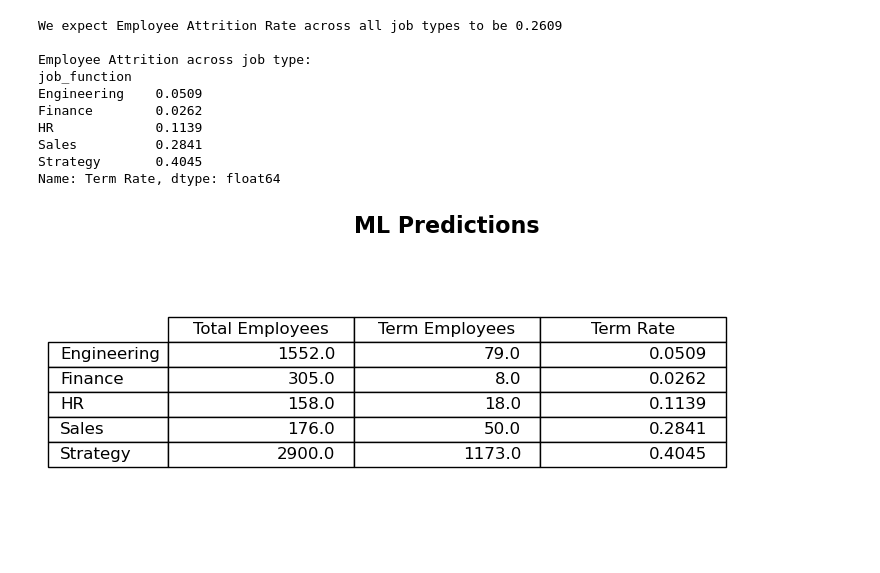
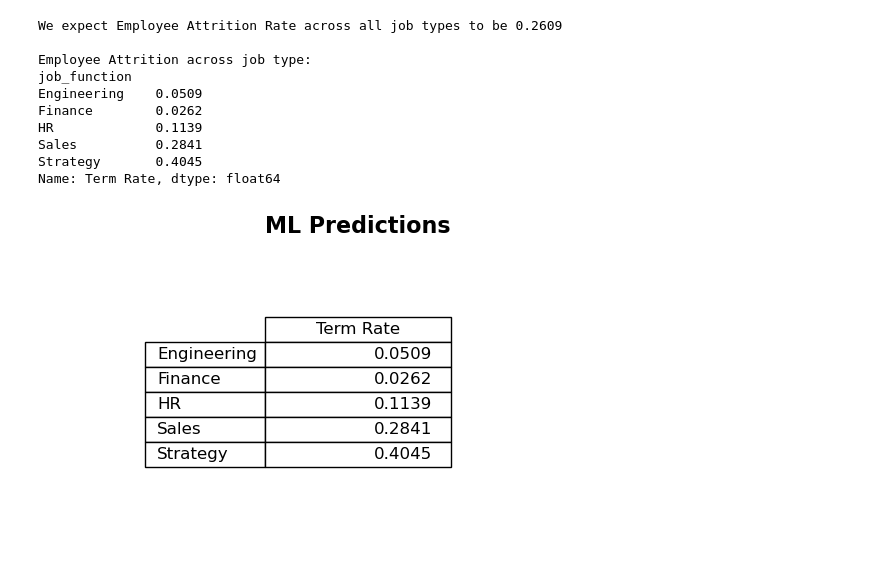
Before and after one commit to couch2coders/DoorDash, a Jupyter notebook: Code Files/Modeling.ipynb, the cells around one changed output. Saved outputs shown, nothing was run; the diff lists cells and outputs as text; code cells hidden in the pictures.

```diff
--- a/Code Files/Modeling.ipynb
+++ b/Code Files/Modeling.ipynb
@@ -594,24 +597,24 @@ Name: Term Rate, dtype: float64
 # %%
 
 
 fig, ax = plt.subplots(figsize=(8, 4))  # Set the size of the figure
 ax.axis('off')  # Hide the axis
 
 # Set the title and reduce the space between the title and table
 ax.set_title('ML Predictions', fontsize=16, weight='bold', loc='center', pad=1)
 
 # Use pandas plotting to create a table in the plot
-tbl = table(ax, final_pred_df3, loc='center', colWidths=[0.2]*len(df.columns))
+tbl = table(ax, final_pred_df3['Term Rate'], loc='center', colWidths=[0.2]*len(df.columns))
 
 # Customize the table (optional)
 tbl.auto_set_font_size(False)
 tbl.set_fontsize(12)
 tbl.scale(1.5, 1.5)  # Scale the table for better readability
 
 # Save the plot as an image
 plt.savefig('../Output_Files/xgboost_class_pred.svg', bbox_inches='tight', pad_inches=0.1)
 
 # Show the plot (optional)
 plt.show()
 # %% [output]
-[figure, old version]
+[figure, new version]
```
Also changed, not shown: parts of 2 cells of this notebook, 2 other files.
